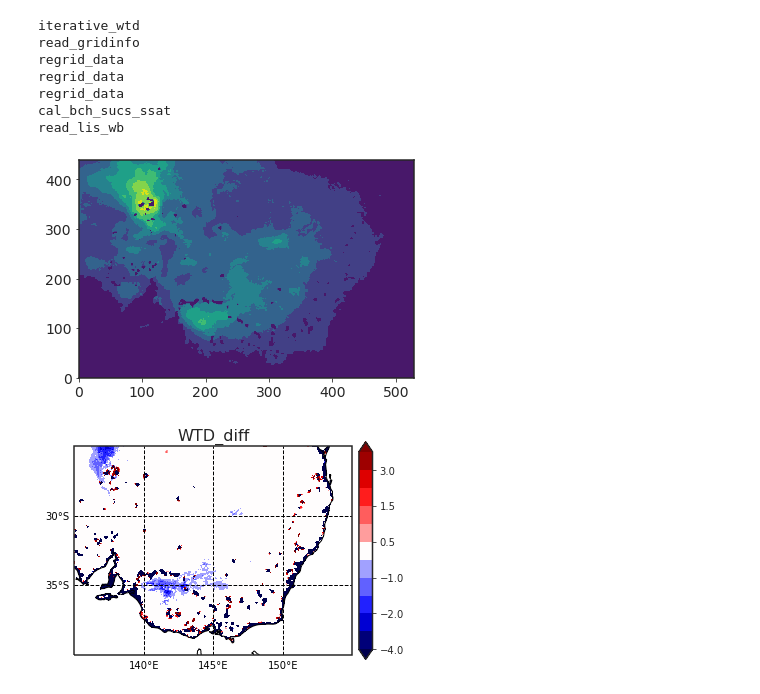
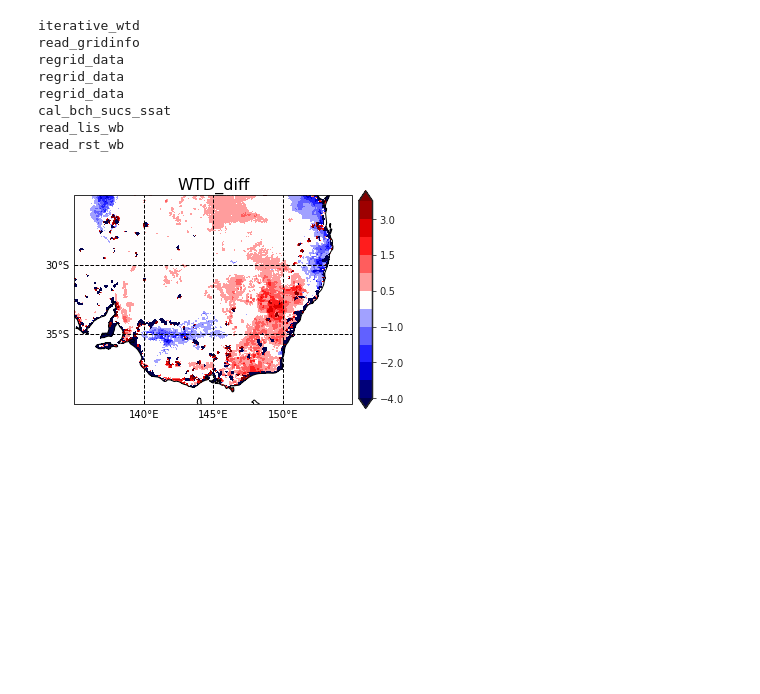
Before and after one commit to bibivking/Drought, a Jupyter notebook: drght_2017-2019/calc_spatial_WTD.ipynb, the cells around one changed output. Saved outputs shown, nothing was run; the diff lists cells and outputs as text; code cells hidden in the pictures; blank space fills up the shorter version.

```diff
--- a/drght_2017-2019/calc_spatial_WTD.ipynb
+++ b/drght_2017-2019/calc_spatial_WTD.ipynb
@@ -240,11 +275,11 @@ def spatial_map_single_plot_diff(wrf_path, wtd, WTD):
     cb.ax.tick_params(labelsize=10)
     plt.title("WTD_diff", size=16)
 
-    message = "WTD_diff"
+    message = "lis-calc_lis_rst_wtd"
 
     plt.savefig('/g/data/w97/mm3972/scripts/Drought/drght_2017-2019/plots/WTD_sudden_change/spatial_map_'+message+'.png',dpi=300)
 # %%
-def iterative_wtd(file_path, gridinfo_path, lis_input_path, lis_hist_path):
+def iterative_wtd(file_path, gridinfo_path, lis_input_path, lis_hist_path, lis_rst_path):
 
     '''
     Iteratively calcs the water table depth by equating the mass of water in the
@@ -258,6 +293,7 @@ def iterative_wtd(file_path, gridinfo_path, lis_input_path, lis_hist_path):
     calc_para       = True
     offline_wb      = False
     liscable_wb     = True
+    lisrst_wb       = True
     nsoil           = 6           # soil layers
     m2mm            = 1000.
     den_rat         = 0.921
@@ -285,7 +321,12 @@ def iterative_wtd(file_path, gridinfo_path, lis_input_path, lis_hist_path):
         wbliq, wbice, GWwb, WTD     = read_lis_wb(file_path)
     if offline_wb:
         wbliq, wbice, GWwb, WTD_off = read_off_wb(lis_hist_path)
-
+    if lisrst_wb:
+        wbliq=None
+        wbice=None
+        GWwb=None
+        wbliq, wbice, GWwb, WTD_rst = read_rst_wb(file_path, lis_rst_path)
+        # notice, WTD in lis rst file is kept from LIS-CABLE offline simulation rather than offline sim
 
     # =================================== calc wtd ====================================
     #make code cleaner define these here
@@ -314,7 +355,7 @@ def iterative_wtd(file_path, gridinfo_path, lis_input_path, lis_hist_path):
     # find the deficit if the water table is at the bottom of the soil column
     defc = ssat_vec[nsoil-1,:,:]*(total_depth_column+Nsucs_vec/(1.-lam)*(1.-((Nsucs_vec+total_depth_column)/Nsucs_vec)**(1.-lam)))
     defc = np.where(defc < 0.1, 0.1, defc)
-    plt.contourf(defc)
+    # plt.contourf(defc)
 
     #initial guess at wtd
     wtd  = total_depth_column*def_/defc
@@ -387,25 +428,27 @@ def iterative_wtd(file_path, gridinfo_path, lis_input_path, lis_hist_path):
     wtd = np.where(wtd>=wtd_min, wtd, wtd_min)
     wtd = np.where(wtd<=wtd_max, wtd, wtd_max)
 
-    return (wtd,WTD)
+    return (wtd,WTD) #WTD_rst,
 # %%
 if __name__ == "__main__":
 
     file_path      = "/g/data/w97/mm3972/model/wrf/NUWRF/LISWRF_configs/drght_2017_2019_bl_pbl2_mp4_sf_sfclay2/LIS_output/LIS_HIST_201701011200_depth_varying.d01.nc"
     gridinfo_path  = "/g/data/w97/mm3972/model/cable/src/CABLE-AUX/offline/gridinfo_AWAP_OpenLandMap_ELEV_DLCM_fix_10km.nc"
     wrf_path       = "/g/data/w97/mm3972/model/wrf/NUWRF/LISWRF_configs/uniform_soil_param/drght_2017_2019/run_Jan2017/WRF_output/wrfout_d01_2017-01-01_11:00:00"
     lis_input_path = "/g/data/w97/mm3972/model/wrf/NUWRF/LISWRF_configs/drght1719_bdy_data/bdy_data/lis_input.d01.nc_vec"
     lis_hist_path  = "/g/data/w97/mm3972/model/wrf/NUWRF/LISWRF_configs/uniform_soil_param/drght_2017_2019/run_Jan2017/LIS_output/LIS.CABLE.20170101110000.d01.nc"
+    # lis_rst_path   = "/g/data/w97/mm3972/model/wrf/NUWRF/LISWRF_configs/offline_rst_output/output_1719_drght/LIS_RST_CABLE_201701011100.d01.nc"
+    lis_rst_path   = "/g/data/w97/mm3972/model/wrf/NUWRF/LISWRF_configs/offline_rst_output/output_1719_drght/LIS_RST_CABLE_201701011100_restart_2016.d01.nc"
 
-    wtd,WTD        = iterative_wtd(file_path,gridinfo_path,lis_input_path,lis_hist_path)
+    wtd,WTD        = iterative_wtd(file_path,gridinfo_path,lis_input_path,lis_hist_path,lis_rst_path)
     spatial_map_single_plot_diff(wrf_path, wtd, WTD)
 # %% [output]
 iterative_wtd
 read_gridinfo
 regrid_data
 regrid_data
 regrid_data
 cal_bch_sucs_ssat
 read_lis_wb
+read_rst_wb
-[figure, old version]
+[figure, new version]
-[figure, removed]
```
Also changed, not shown: parts of 2 cells of this notebook, 3 other files.
